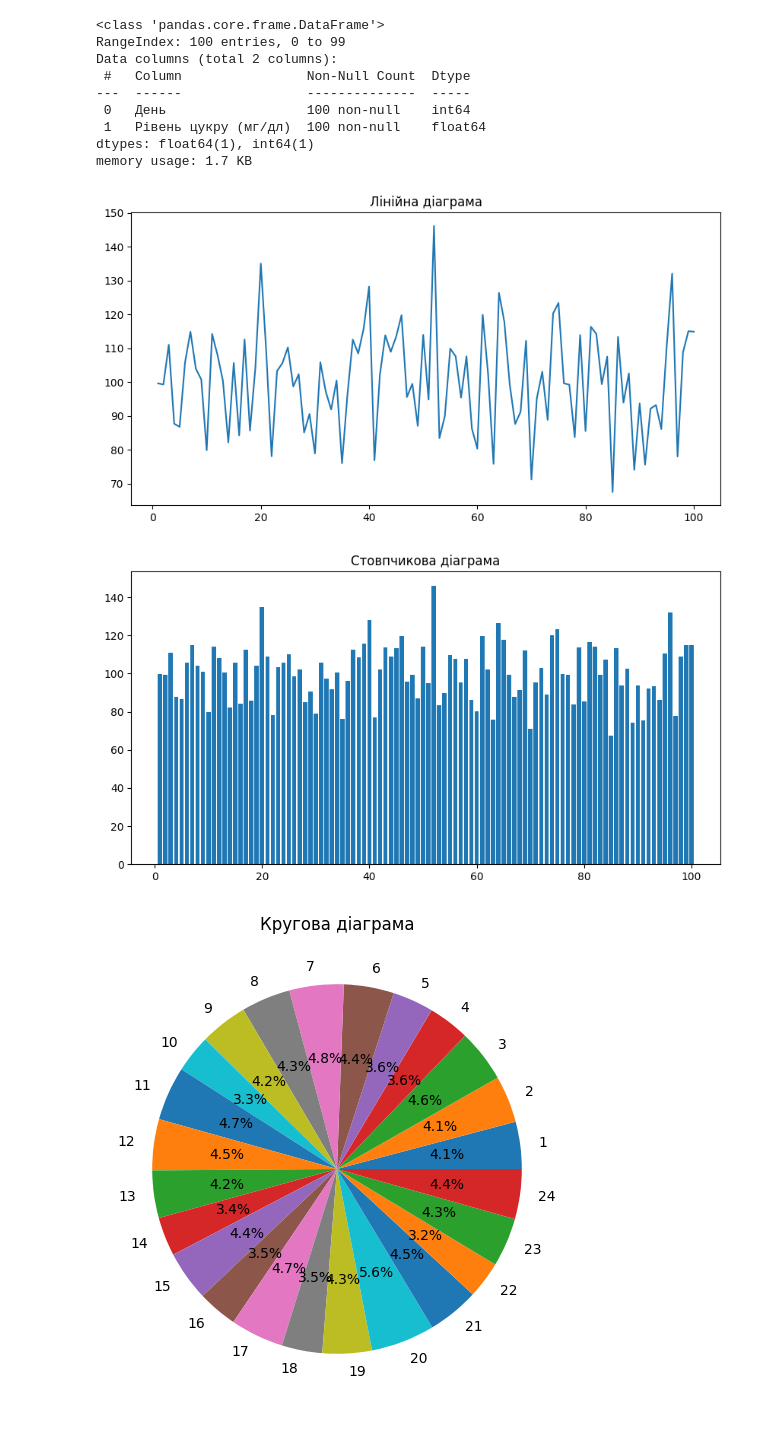
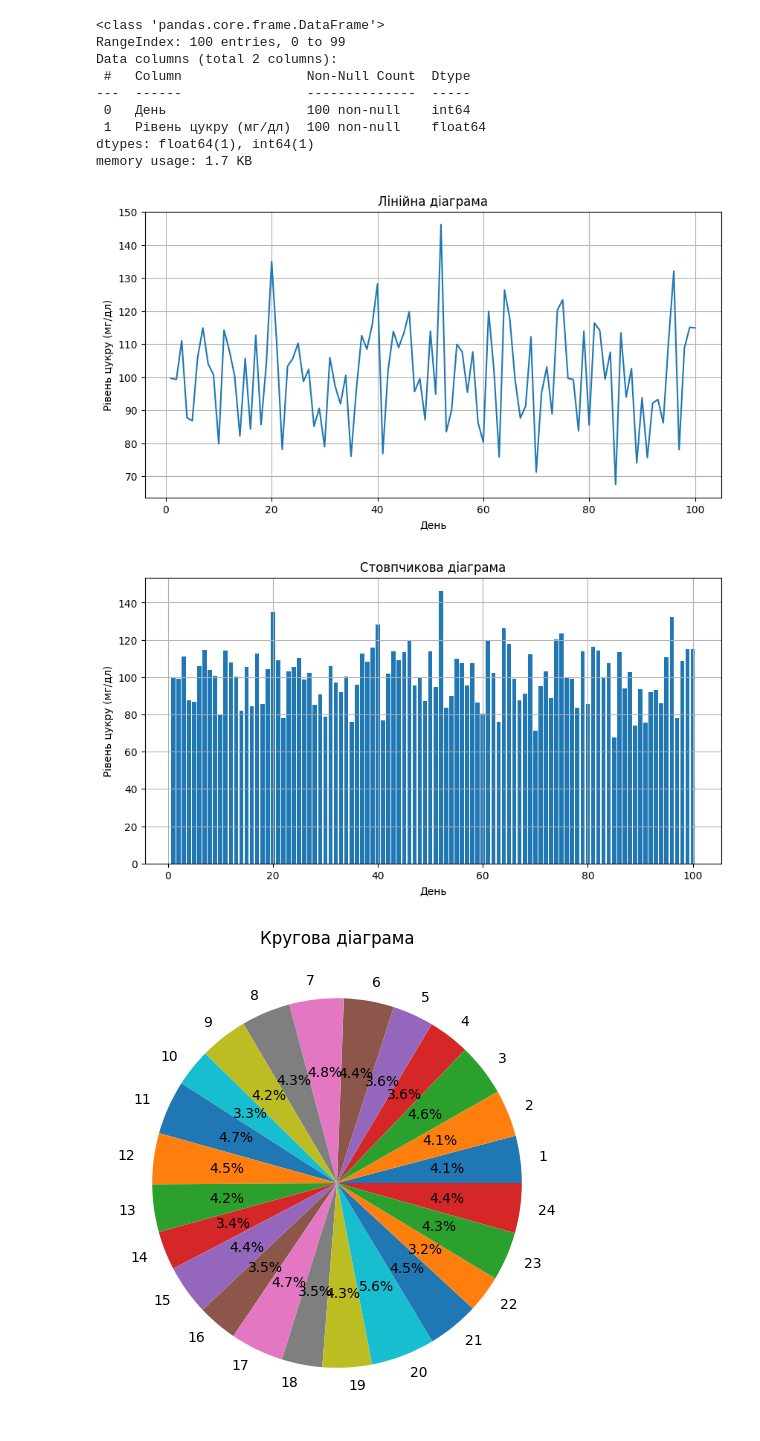
Before and after one commit to 4gn5t/DataAnalysis, a Jupyter notebook: lab4/main.ipynb, the cells around one changed output. Saved outputs shown, nothing was run; the diff lists cells and outputs as text; code cells hidden in the pictures.

Commit message:
add smth for plot

```diff
--- a/lab4/main.ipynb
+++ b/lab4/main.ipynb
@@ -39,16 +39,22 @@ memory usage: 1.7 KB
 plt.figure(figsize=(10, 5))
 plt.title('Лінійна діаграма')
 plt.plot(_data['День'], _data['Рівень цукру (мг/дл)'])
+plt.grid()
+plt.xlabel('День')
+plt.ylabel('Рівень цукру (мг/дл)')
 plt.show()
 # %% [output]
-[figure, old version]
+[figure, new version]
 # %%
 plt.figure(figsize=(10, 5))
 plt.title('Стовпчикова діаграма')
 plt.bar(_data['День'], _data['Рівень цукру (мг/дл)'])
+plt.grid()
+plt.xlabel('День')
+plt.ylabel('Рівень цукру (мг/дл)')
 plt.show()
 # %% [output]
-[figure, old version]
+[figure, new version]
 # %%
 
 _1data=_data.iloc[0:24]
```
Also changed, not shown: parts of 1 cell of this notebook.
